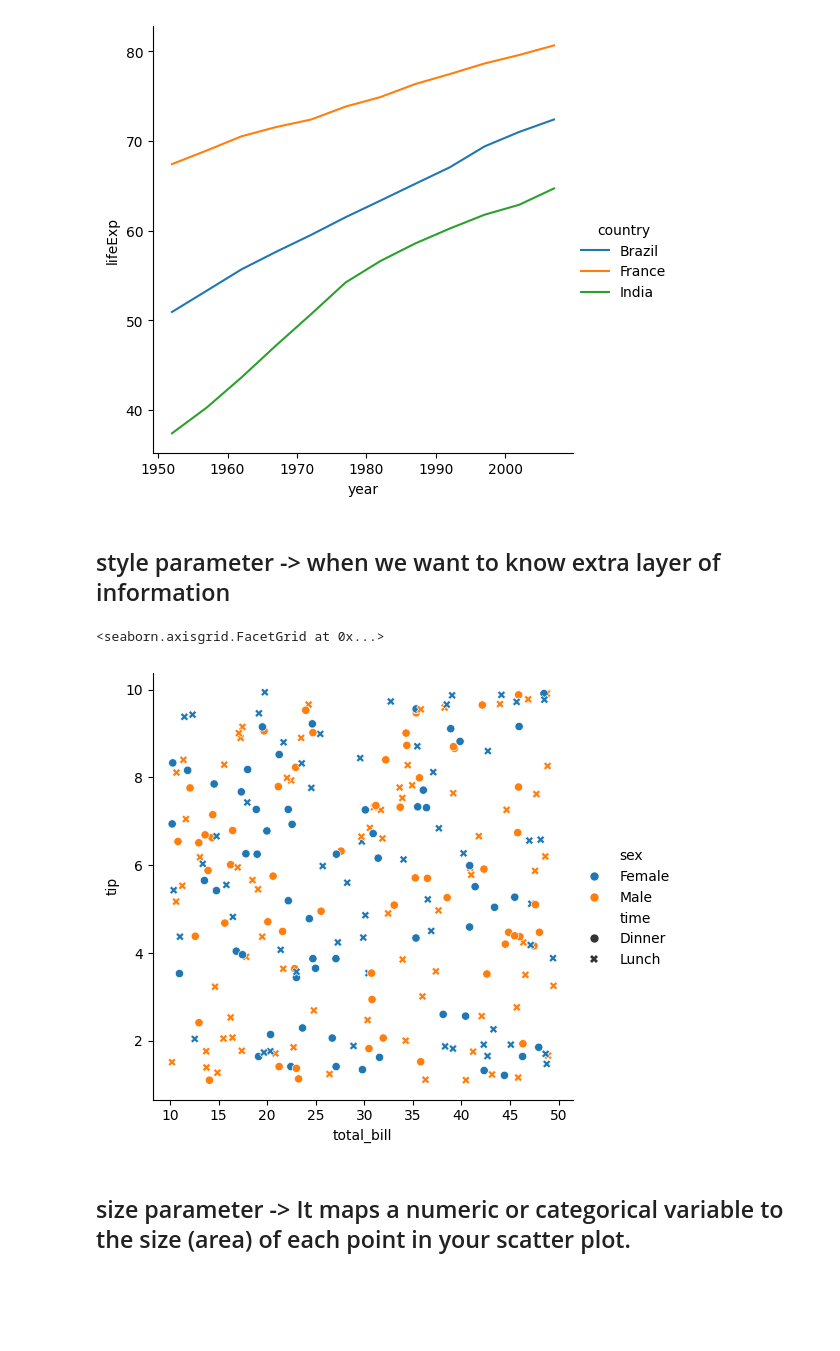
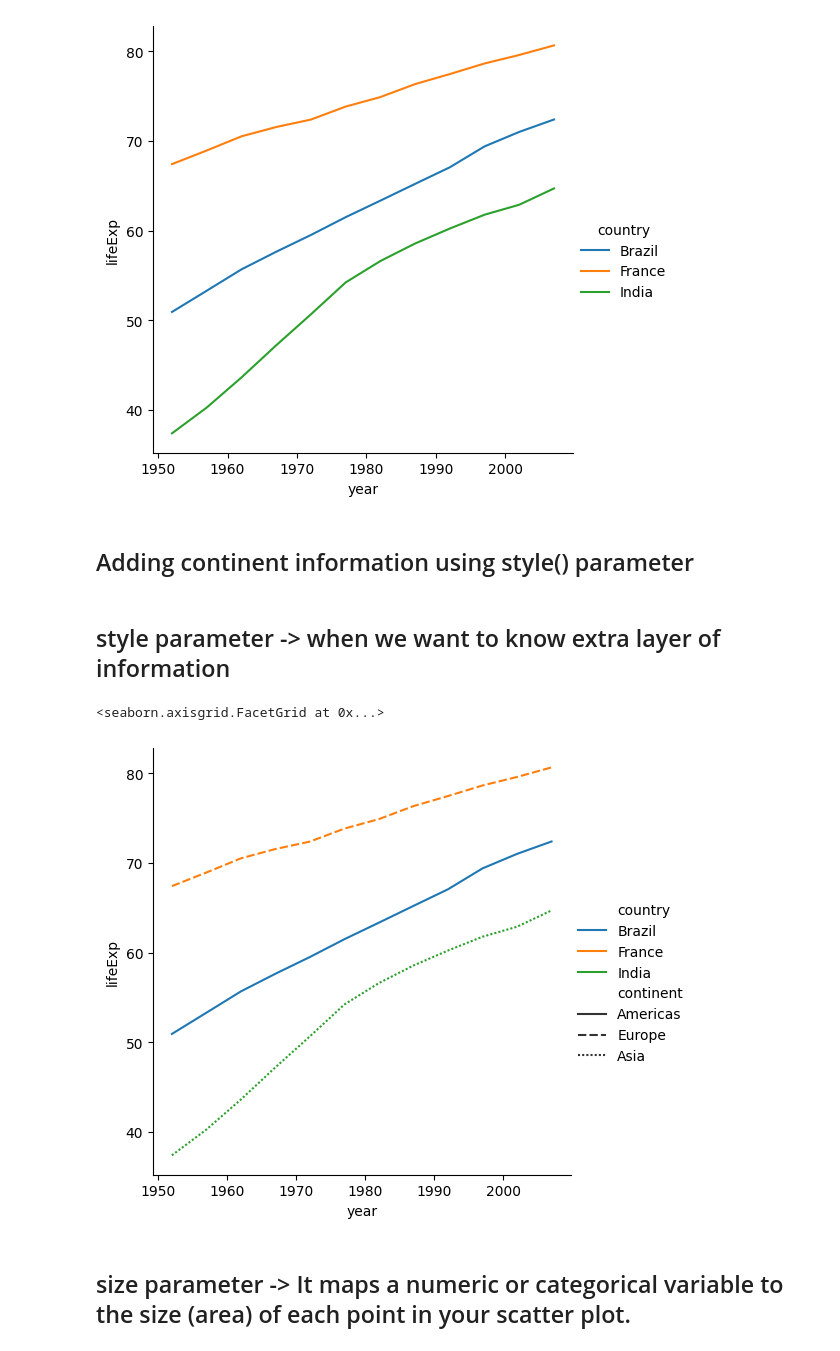
Before and after one commit to mohitjaryal/seaborn, a Jupyter notebook: Relational-Plot/linePlot.ipynb, the cells around one changed output. Drawn from its saved outputs; the diff is of its cells as text; code cells hidden in the pictures; blank space fills up the shorter version.

```diff
--- a/Relational-Plot/linePlot.ipynb
+++ b/Relational-Plot/linePlot.ipynb
@@ -72,13 +72,15 @@ sns.relplot(kind='line', data=temp,x='year',y='lifeExp',hue='country')
 # %% [output]
 <seaborn.axisgrid.FacetGrid at 0x...>
 [figure]
+# %% [markdown]
+## Adding continent information using style() parameter
 # %% [markdown]
 ## style parameter -> when we want to know extra layer of information
 # %%
-sns.relplot(data=tips,x='total_bill',y='tip',kind='scatter',hue='sex',style='time')
+sns.relplot(data=temp,x='year',y='lifeExp',kind='line',hue='country',style='continent')
 # %% [output]
 <seaborn.axisgrid.FacetGrid at 0x...>
-[figure, old version]
+[figure, new version]
 # %% [markdown]
 ## size parameter -> It maps a numeric or categorical variable to the size (area) of each point in your scatter plot.
 # %%
```
